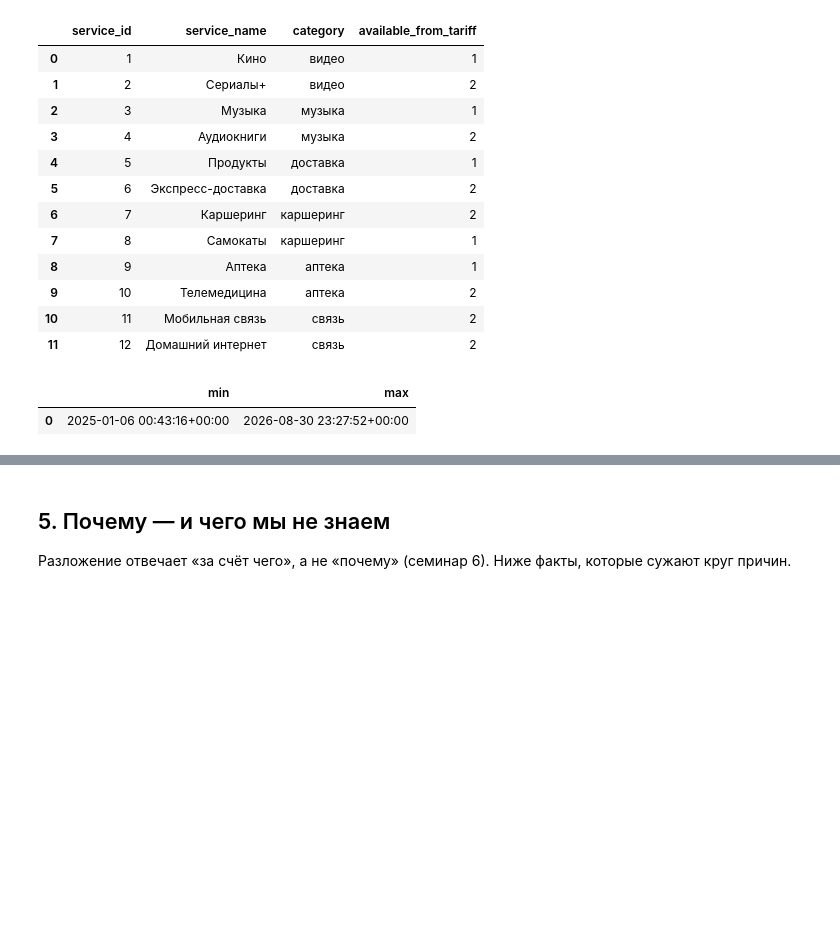
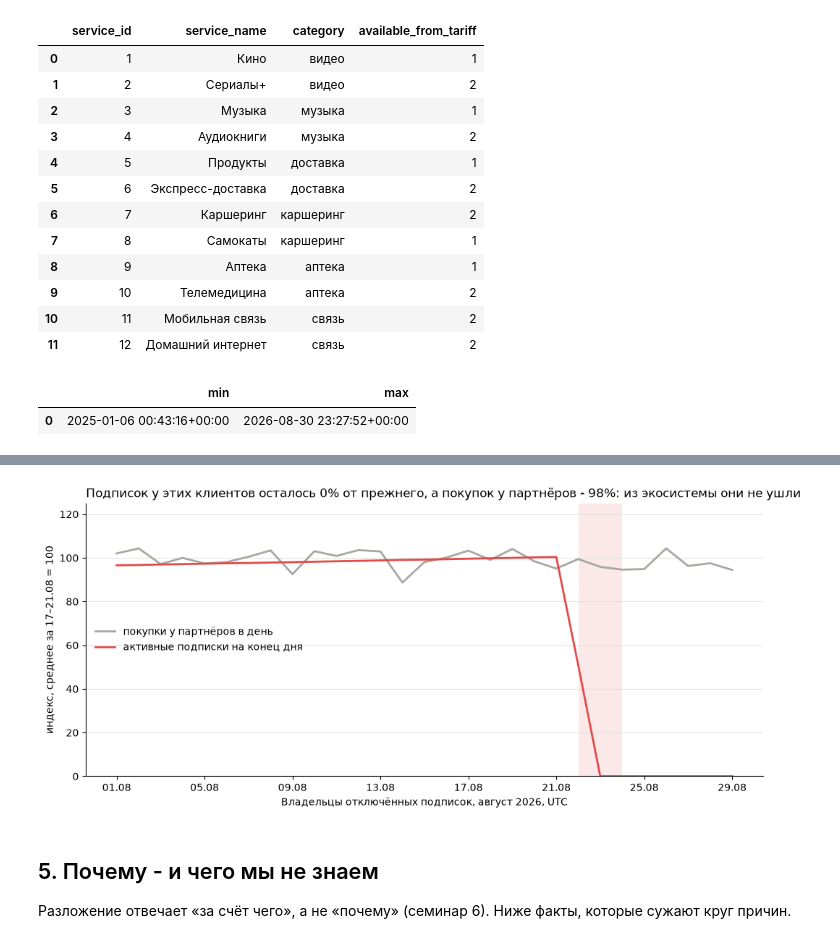
Before and after one commit to koriarstras/Ves_semestr, a Jupyter notebook: notebooks/project1.ipynb, the cells around one changed output, grey strips where cells are left out. Drawn from its saved outputs; the diff is of its cells as text; code cells hidden in the pictures; blank space fills up the shorter version.

```diff
--- a/notebooks/project1.ipynb
+++ b/notebooks/project1.ipynb
@@ -856,37 +962,39 @@ tx_daily = q(f"""
     select t.occurred_at::date as day, count(*) as tx
     from prime.transactions t
     where t.status = 'success'
       and t.occurred_at >= '2026-08-01' and t.occurred_at < :last
       and t.client_id in (select owner_client_id from ({SWITCHED_OFF}) x)
     group by 1
     order by 1
 """, last=LAST_DAY, **EV)
 
 eco = subs_daily.merge(tx_daily, on="day", how="left", validate="1:1")
 eco["day"] = pd.to_datetime(eco["day"])
 eco = eco.set_index("day")
 
-# Две разные величины на одной оси нельзя — приводим обе к индексу: среднее за w0 = 100.
+# Две разные величины на одной оси нельзя - приводим обе к индексу: среднее за w0 = 100.
 base = eco[(eco.index >= W0[0]) & (eco.index < W0[1])].mean()
 idx = eco / base * 100
 
 fig, ax = plt.subplots(figsize=(10, 4.5), layout="constrained")
 ax.plot(idx.index, idx["tx"], color=GREY, linewidth=2, label="покупки у партнёров в день")
 ax.plot(idx.index, idx["subs"], color=ACCENT, linewidth=2, label="активные подписки на конец дня")
 ax.axvspan(pd.Timestamp(EVENT[0]), pd.Timestamp(EVENT[1]), color=ACCENT, alpha=0.12, linewidth=0)
 ax.set_ylim(0, 125)
 ax.set_ylabel("индекс, среднее за 17–21.08 = 100")
 ax.set_xlabel("Владельцы отключённых подписок, август 2026, UTC")
 ax.xaxis.set_major_formatter(mdates.DateFormatter("%d.%m"))
 w1_mask = (idx.index >= W1[0]) & (idx.index < W1[1])
 ax.set_title(f"Подписок у этих клиентов осталось {idx.loc[w1_mask, 'subs'].mean():.0f}% от прежнего, "
-             f"а покупок у партнёров — {idx.loc[w1_mask, 'tx'].mean():.0f}%: из экосистемы они не ушли", loc="left")
+             f"а покупок у партнёров - {idx.loc[w1_mask, 'tx'].mean():.0f}%: из экосистемы они не ушли", loc="left")
 ax.legend(frameon=False, loc="center left")
 ax.spines[["top", "right"]].set_visible(False)
 ax.grid(axis="y", color=GRID)
 plt.show()
+# %% [output]
+[figure, added]
 # %% [markdown]
-## 5. Почему — и чего мы не знаем
+## 5. Почему - и чего мы не знаем
 
 Разложение отвечает «за счёт чего», а не «почему» (семинар 6). Ниже факты, которые сужают круг причин.
 # %%
```
Also changed, not shown: parts of 34 cells of this notebook.
